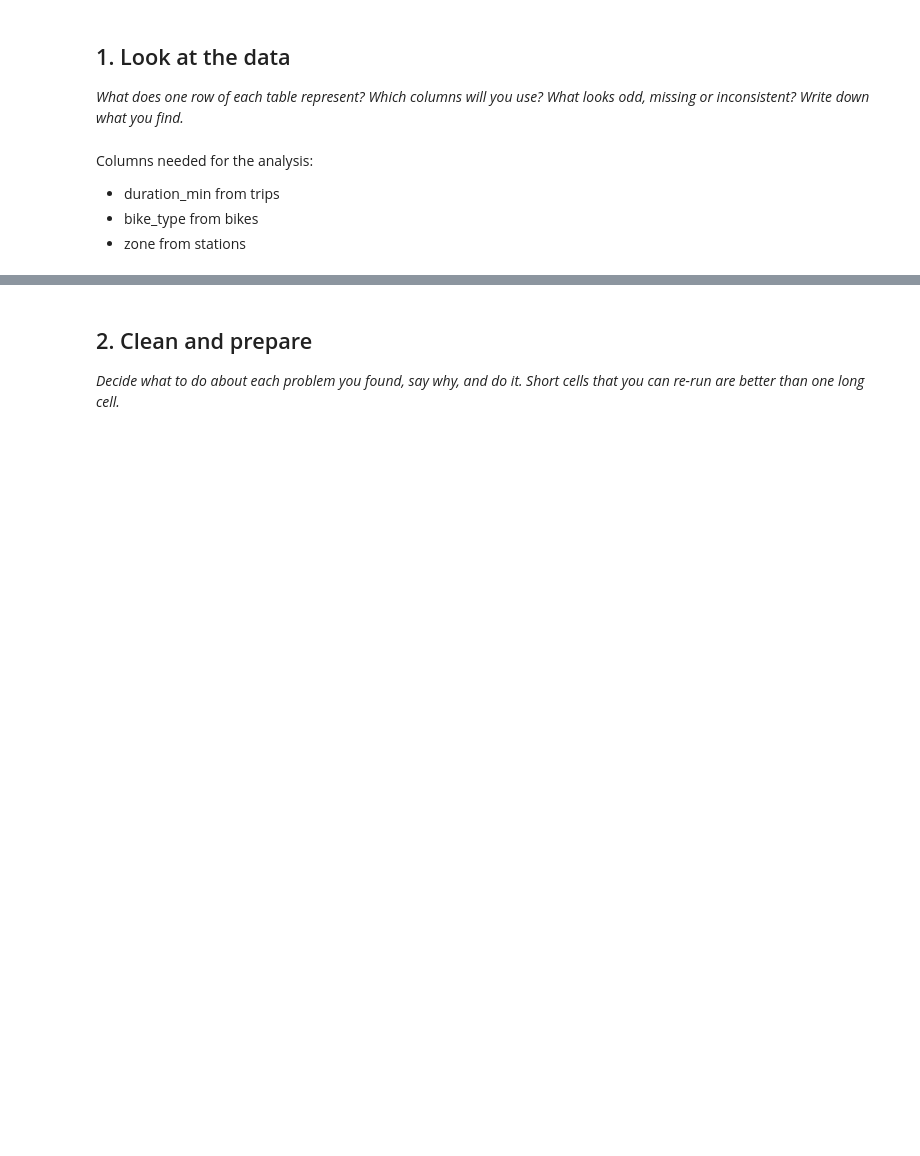
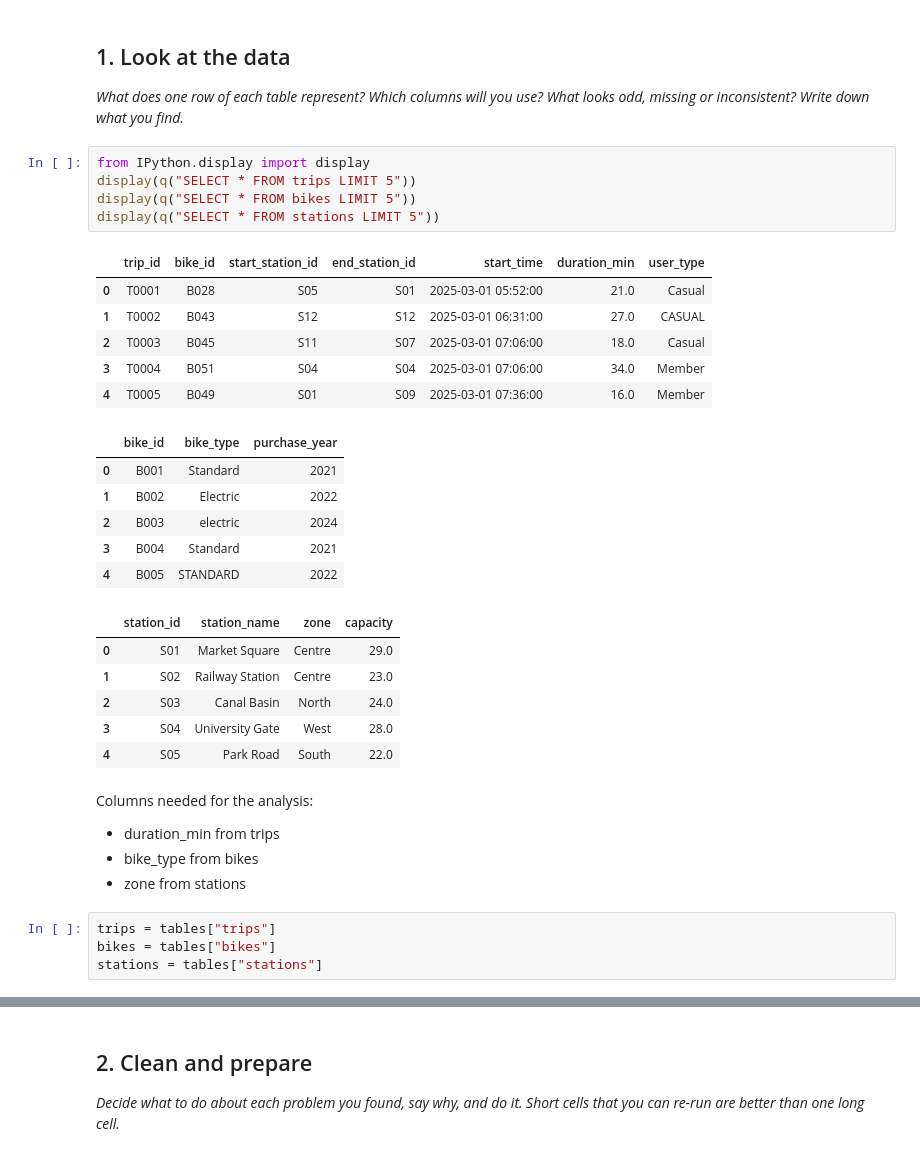
Before and after one commit to palakjain925/palakjain925-AnalyticsEngineering, a Jupyter notebook: 2_03_practice_bike_hire_student.ipynb, the cells around one changed output, grey strips where cells are left out. Drawn from its saved outputs; the diff is of its cells as text; blank space fills up the shorter version.

```diff
--- a/2_03_practice_bike_hire_student.ipynb
+++ b/2_03_practice_bike_hire_student.ipynb
@@ -221,9 +195,37 @@ One row per combination of bike type and zone, with the number of trips and the
 ## 1. Look at the data
 
 *What does one row of each table represent? Which columns will you use? What looks odd, missing or inconsistent? Write down what you find.*
+# %%
+from IPython.display import display
+display(q("SELECT * FROM trips LIMIT 5"))
+display(q("SELECT * FROM bikes LIMIT 5"))
+display(q("SELECT * FROM stations LIMIT 5"))
+# %% [output]
+|  | trip_id | bike_id | start_station_id | end_station_id | start_time | duration_min | user_type |
+| 0 | T0001 | B028 | S05 | S01 | 2025-03-01 05:52:00 | 21.0 | Casual |
+| 1 | T0002 | B043 | S12 | S12 | 2025-03-01 06:31:00 | 27.0 | CASUAL |
+| 2 | T0003 | B045 | S11 | S07 | 2025-03-01 07:06:00 | 18.0 | Casual |
+| 3 | T0004 | B051 | S04 | S04 | 2025-03-01 07:06:00 | 34.0 | Member |
+| 4 | T0005 | B049 | S01 | S09 | 2025-03-01 07:36:00 | 16.0 | Member |
+|  | bike_id | bike_type | purchase_year |
+| 0 | B001 | Standard | 2021 |
+| 1 | B002 | Electric | 2022 |
+| 2 | B003 | electric | 2024 |
+| 3 | B004 | Standard | 2021 |
+| 4 | B005 | STANDARD | 2022 |
+|  | station_id | station_name | zone | capacity |
+| 0 | S01 | Market Square | Centre | 29.0 |
+| 1 | S02 | Railway Station | Centre | 23.0 |
+| 2 | S03 | Canal Basin | North | 24.0 |
+| 3 | S04 | University Gate | West | 28.0 |
+| 4 | S05 | Park Road | South | 22.0 |
 # %% [markdown]
 Columns needed for the analysis:
 
-- duration_min from trips
-- bike_type from bikes
-- zone from stations
+* duration_min from trips
+* bike_type from bikes
+* zone from stations
+# %%
+trips = tables["trips"]
+bikes = tables["bikes"]
+stations = tables["stations"]
```
Also changed, not shown: parts of 18 cells of this notebook.
